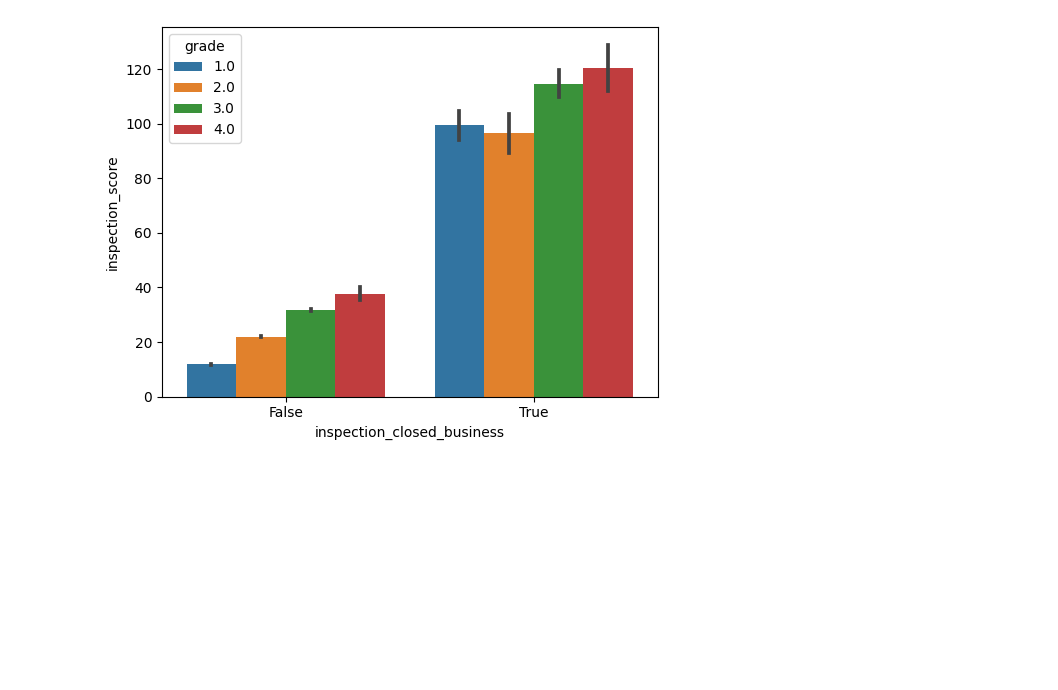
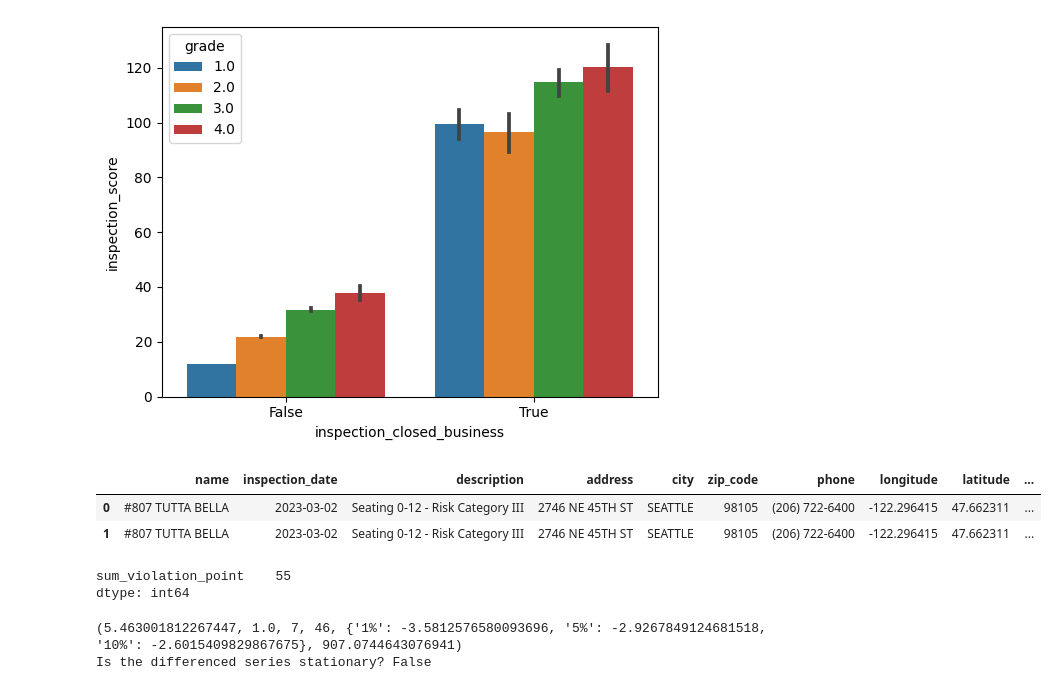
Before and after one commit to alirahmani93/ml_basic_p1, a Jupyter notebook: p1.ipynb, the cells around one changed output. Drawn from its saved outputs; the diff is of its cells as text; code cells hidden in the pictures; blank space fills up the shorter version.

```diff
--- a/p1.ipynb
+++ b/p1.ipynb
@@ -8,7 +8,7 @@ import seaborn as sns
 import os , sys
 import utils
 import pygwalker as pyg
-pd.set_option("display.max_columns",None)
+# pd.set_option("display.max_columns",None)
 # %%
 raw_df = utils.import_dataset(filename='Food_Establishment_Inspection_Data',file_type='csv')
 # %% [markdown]
@@ -518,3 +518,9 @@ sns.barplot(x=df['inspection_closed_business'], y=df['inspection_score'],hue=df[
 # %% [output]
 <Axes: xlabel='inspection_closed_business', ylabel='inspection_score'>
 [figure]
+# %%
+df.head(2)
+# %% [output]
+|  | name | inspection_date | description | address | city | zip_code | phone | longitude | latitude | ... |
+| 0 | #807 TUTTA BELLA | 2023-03-02 | Seating 0-12 - Risk Category III | 2746 NE 45TH ST | SEATTLE | 98105 | (206) 722-6400 | -122.296415 | 47.662311 | ... |
+| 1 | #807 TUTTA BELLA | 2023-03-02 | Seating 0-12 - Risk Category III | 2746 NE 45TH ST | SEATTLE | 98105 | (206) 722-6400 | -122.296415 | 47.662311 | ... |
@@ -520,0 +542,46 @@ sns.barplot(x=df['inspection_closed_business'], y=df['inspection_score'],hue=df[
+# %%
+
+# df['datetime'] = df['timestamp'].map(lambda x: datetime.datetime.fromtimestamp(x))
+# # Convert timestamp column to datetime format
+# df['datetime'] = pd.to_datetime(df['datetime'])
+# df_name_insp = df.groupby(['name','inspection_date','city']).agg(sum_violation_point=('violation_points','sum')).sort_values(['name','inspection_date','sum_violation_point']) #.reset_index()
+df_name_insp = df.groupby(['city']).agg(sum_violation_point=('violation_points','sum')).sort_values(['sum_violation_point']) #.reset_index()
+# df_name_insp.plot()
+df_name_insp.count()
+# df['price'] = df.apply(lambda x: (x.close if x.open > x.close else x.open),axis=1)
+
+# # # Set timestamp column as index
+# df_name_insp.set_index('inspection_date', inplace=True)
+
+# # Plot the time series of Bitcoin prices
+# plt.plot(df_name_insp.index, df_name_insp['sum_violation_point'])
+# plt.xlabel('Date')
+# plt.ylabel('Bitcoin Price')
+# plt.title('Bitcoin Price Over 12 Months')
+# %% [output]
+sum_violation_point    55
+dtype: int64
+# %%
+from statsmodels.tsa.stattools import adfuller
+
+# Check for stationarity
+def check_stationarity(series):
+    result = adfuller(series)
+    print(result)
+    p_value = result[1]
+
+    if p_value < 0.05:
+        return True
+    else:
+        return False
+
+# df_name_insp= df_name_insp[:100]
+df_name_insp['diff'] = df_name_insp['sum_violation_point'].diff()
+df_name_insp = df_name_insp[1:]
+# df
+
+is_stationary = check_stationarity(df_name_insp['diff'])
+print("Is the differenced series stationary?", is_stationary)
+# %% [output]
+(5.463001812267447, 1.0, 7, 46, {'1%': -3.5812576580093696, '5%': -2.9267849124681518, '10%': -2.6015409829867675}, 907.0744643076941)
+Is the differenced series stationary? False
```
Also changed, not shown: parts of 3 cells of this notebook, 2 other files.
